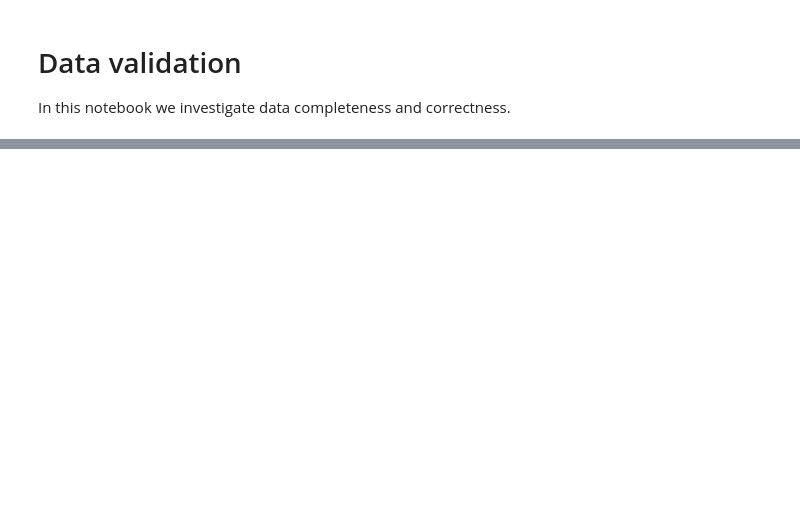
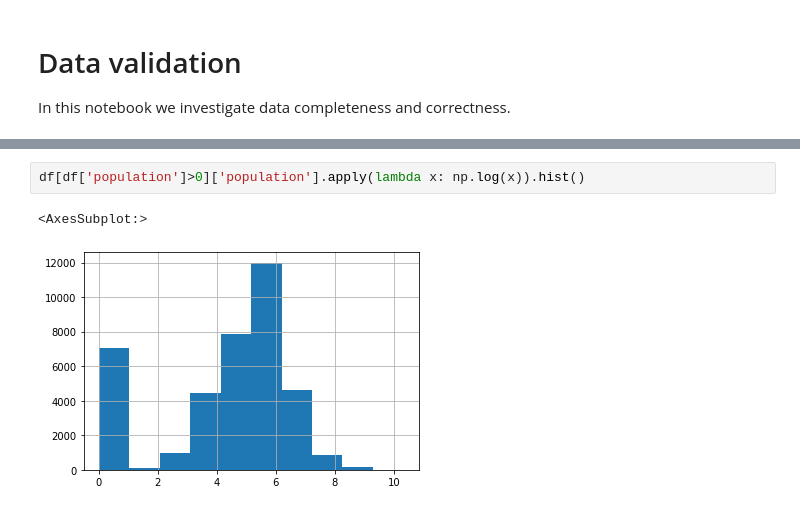
Before and after one commit to sethchart/Pump-it-Up-Data-Mining-the-Water-Table, a Jupyter notebook: code/DataValidation.ipynb, the cells around one changed output, grey strips where cells are left out. Cells and saved outputs as stored; diff of their text form; blank space fills up the shorter version.

```diff
--- a/code/DataValidation.ipynb
+++ b/code/DataValidation.ipynb
@@ -145,0 +405,5 @@ plt.barh(y=num_unique['name'], width=num_unique['count'])
+# %%
+df[df['population']>0]['population'].apply(lambda x: np.log(x)).hist()
+# %% [output]
+<AxesSubplot:>
+[figure, added]
```
Also changed, not shown: parts of 50 cells of this notebook.
